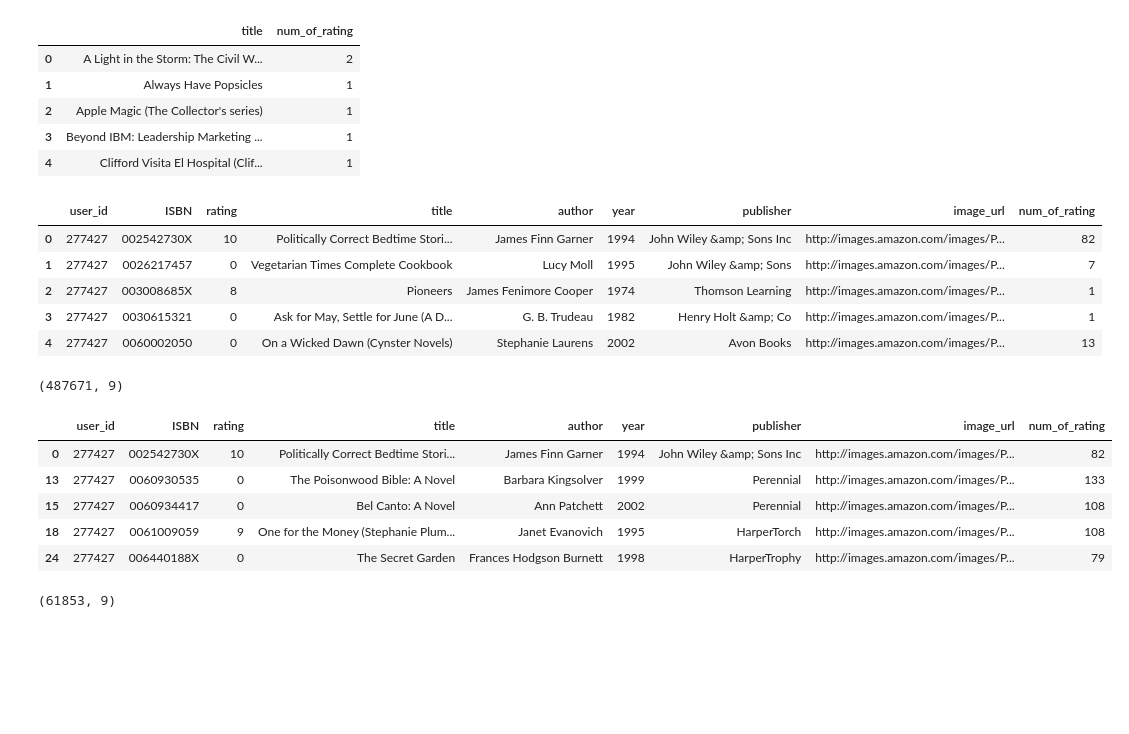
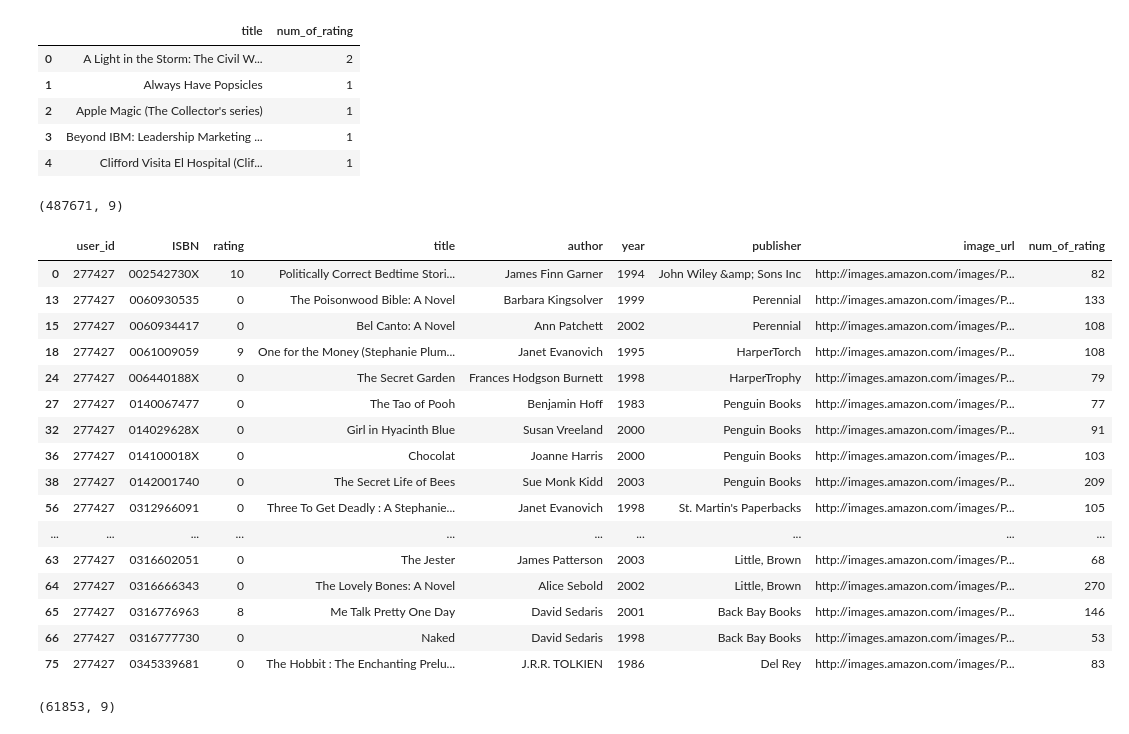
Before and after one commit to im-vishesh15th/book-recommendation-model, a Jupyter notebook: Books Recommender.ipynb, the cells around one changed output. Cells and saved outputs as stored; diff of their text form; code cells hidden in the pictures; blank space fills up the shorter version.

```diff
--- a/Books Recommender.ipynb
+++ b/Books Recommender.ipynb
@@ -231,15 +282,6 @@ number_rating.head()
 | 4 | Clifford Visita El Hospital (Clif... | 1 |
 # %%
 final_rating = ratings_with_books.merge(number_rating, on='title')
-# %%
-final_rating.head()
-# %% [output]
-|  | user_id | ISBN | rating | title | author | year | publisher | image_url | num_of_rating |
-| 0 | 277427 | 002542730X | 10 | Politically Correct Bedtime Stori... | James Finn Garner | 1994 | John Wiley &amp; Sons Inc | http://images.amazon.com/images/P... | 82 |
-| 1 | 277427 | 0026217457 | 0 | Vegetarian Times Complete Cookbook | Lucy Moll | 1995 | John Wiley &amp; Sons | http://images.amazon.com/images/P... | 7 |
-| 2 | 277427 | 003008685X | 8 | Pioneers | James Fenimore Cooper | 1974 | Thomson Learning | http://images.amazon.com/images/P... | 1 |
-| 3 | 277427 | 0030615321 | 0 | Ask for May, Settle for June (A D... | G. B. Trudeau | 1982 | Henry Holt &amp; Co | http://images.amazon.com/images/P... | 1 |
-| 4 | 277427 | 0060002050 | 0 | On a Wicked Dawn (Cynster Novels) | Stephanie Laurens | 2002 | Avon Books | http://images.amazon.com/images/P... | 13 |
 # %%
 final_rating.shape
 # %% [output]
@@ -249,14 +291,25 @@ final_rating.shape
 
 final_rating = final_rating[final_rating['num_of_rating'] >= 50]
 # %%
-final_rating.head()
+final_rating.head(20)
 # %% [output]
 |  | user_id | ISBN | rating | title | author | year | publisher | image_url | num_of_rating |
 | 0 | 277427 | 002542730X | 10 | Politically Correct Bedtime Stori... | James Finn Garner | 1994 | John Wiley &amp; Sons Inc | http://images.amazon.com/images/P... | 82 |
 | 13 | 277427 | 0060930535 | 0 | The Poisonwood Bible: A Novel | Barbara Kingsolver | 1999 | Perennial | http://images.amazon.com/images/P... | 133 |
 | 15 | 277427 | 0060934417 | 0 | Bel Canto: A Novel | Ann Patchett | 2002 | Perennial | http://images.amazon.com/images/P... | 108 |
 | 18 | 277427 | 0061009059 | 9 | One for the Money (Stephanie Plum... | Janet Evanovich | 1995 | HarperTorch | http://images.amazon.com/images/P... | 108 |
 | 24 | 277427 | 006440188X | 0 | The Secret Garden | Frances Hodgson Burnett | 1998 | HarperTrophy | http://images.amazon.com/images/P... | 79 |
+| 27 | 277427 | 0140067477 | 0 | The Tao of Pooh | Benjamin Hoff | 1983 | Penguin Books | http://images.amazon.com/images/P... | 77 |
+| 32 | 277427 | 014029628X | 0 | Girl in Hyacinth Blue | Susan Vreeland | 2000 | Penguin Books | http://images.amazon.com/images/P... | 91 |
+| 36 | 277427 | 014100018X | 0 | Chocolat | Joanne Harris | 2000 | Penguin Books | http://images.amazon.com/images/P... | 103 |
+| 38 | 277427 | 0142001740 | 0 | The Secret Life of Bees | Sue Monk Kidd | 2003 | Penguin Books | http://images.amazon.com/images/P... | 209 |
+| 56 | 277427 | 0312966091 | 0 | Three To Get Deadly : A Stephanie... | Janet Evanovich | 1998 | St. Martin's Paperbacks | http://images.amazon.com/images/P... | 105 |
+| ... | ... | ... | ... | ... | ... | ... | ... | ... | ... |
+| 63 | 277427 | 0316602051 | 0 | The Jester | James Patterson | 2003 | Little, Brown | http://images.amazon.com/images/P... | 68 |
+| 64 | 277427 | 0316666343 | 0 | The Lovely Bones: A Novel | Alice Sebold | 2002 | Little, Brown | http://images.amazon.com/images/P... | 270 |
+| 65 | 277427 | 0316776963 | 8 | Me Talk Pretty One Day | David Sedaris | 2001 | Back Bay Books | http://images.amazon.com/images/P... | 146 |
+| 66 | 277427 | 0316777730 | 0 | Naked | David Sedaris | 1998 | Back Bay Books | http://images.amazon.com/images/P... | 53 |
+| 75 | 277427 | 0345339681 | 0 | The Hobbit : The Enchanting Prelu... | J.R.R. TOLKIEN | 1986 | Del Rey | http://images.amazon.com/images/P... | 83 |
 # %%
 final_rating.shape
 # %% [output]
```
Also changed, not shown: parts of 29 cells of this notebook, 4 other files.
